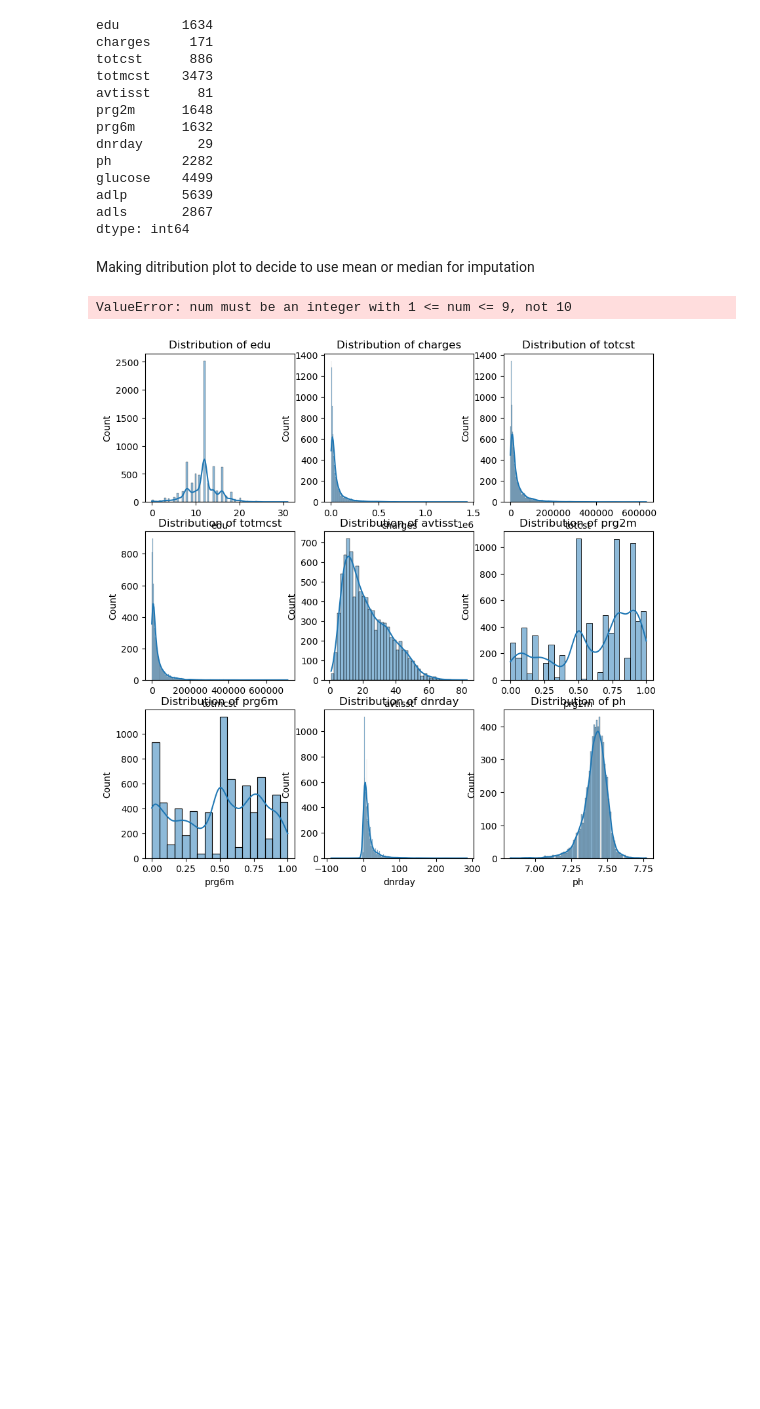
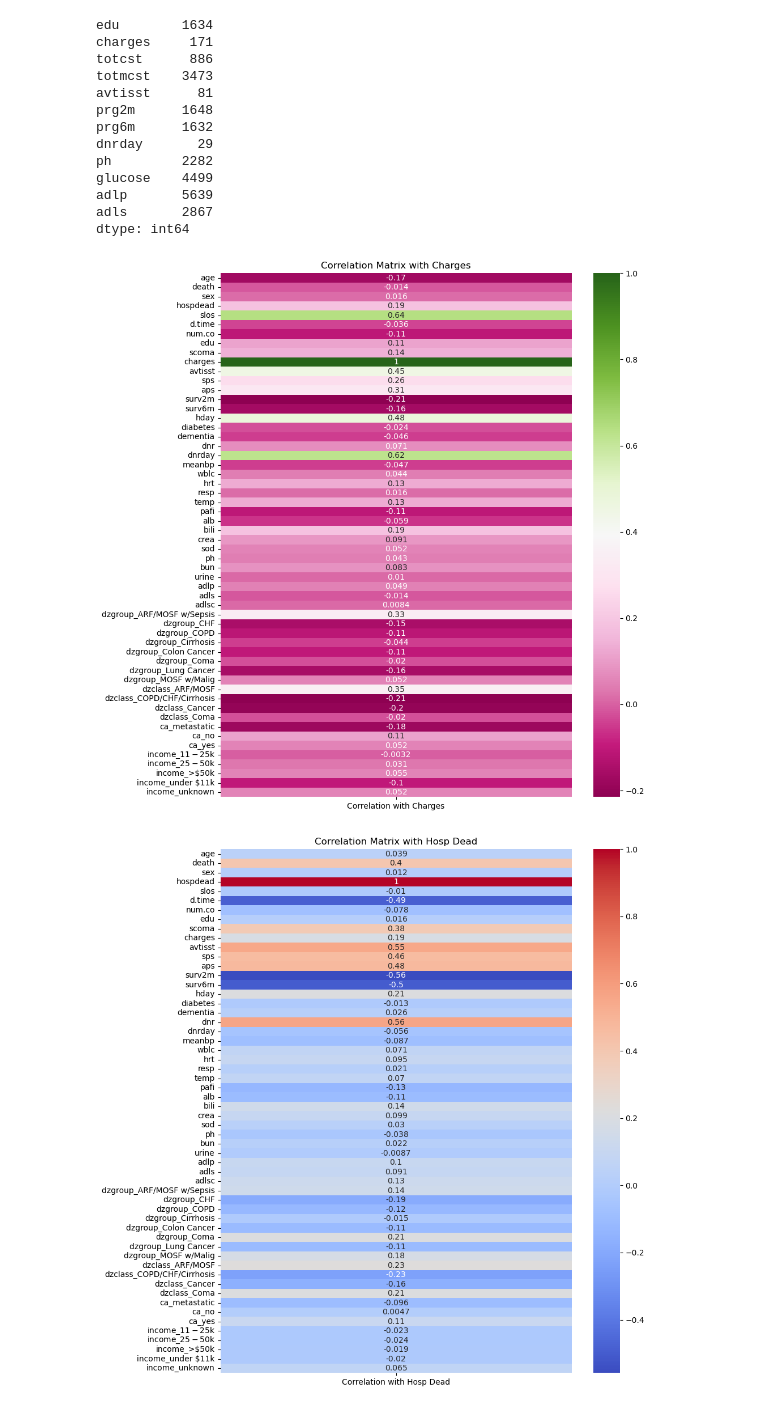
Before and after one commit to kholostovamk/Projects, a Jupyter notebook: ML/data_exploration.ipynb, the cells around one changed output. Cells and saved outputs as stored; diff of their text form; code cells hidden in the pictures; blank space fills up the shorter version.

Commit message:
correlation exploration

```diff
--- a/ML/data_exploration.ipynb
+++ b/ML/data_exploration.ipynb
@@ -378,23 +393,26 @@ glucose    4499
 adlp       5639
 adls       2867
 dtype: int64
-# %% [markdown]
-Making ditribution plot to decide to use mean or median for imputation
-# %%
-plt.figure(figsize=(10, 10))
-
-#grid for better visualization
-n_rows= 3
-n_cols = 3
-
-# Loop through each column and create a subplot
-for i, column in enumerate(nulls):
-    plt.subplot(n_rows, n_cols, i +1)
-    sns.histplot(df[column], kde=True)  # You can use sns.distplot in older versions of seaborn
-    plt.title(f'Distribution of {column}')
-
-plt.tight_layout()
-plt.show()
-# %% [output]
-ValueError: num must be an integer with 1 <= num <= 9, not 10
-[figure, removed]
+# %%
+# Calculate correlation with 'charges'
+correlation_charges = df.corrwith(df['charges']).to_frame()
+correlation_charges.columns = ['Correlation with Charges']
+
+# Calculate correlation with 'hosp_dead'
+correlation_hosp_dead = df.corrwith(df['hospdead']).to_frame()
+correlation_hosp_dead.columns = ['Correlation with Hosp Dead']
+
+# Plotting the correlation matrix for 'charges'
+plt.figure(figsize=(10, 12))
+sns.heatmap(correlation_charges, annot=True, cmap='PiYG')
+plt.title('Correlation Matrix with Charges')
+plt.show()
+
+# Plotting the correlation matrix for 'hosp_dead'
+plt.figure(figsize=(10, 12))
+sns.heatmap(correlation_hosp_dead, annot=True, cmap='coolwarm')
+plt.title('Correlation Matrix with Hosp Dead')
+plt.show()
+# %% [output]
+[figure, added]
+[figure, added]
```
Also changed, not shown: parts of 6 cells of this notebook, 2 other files.
